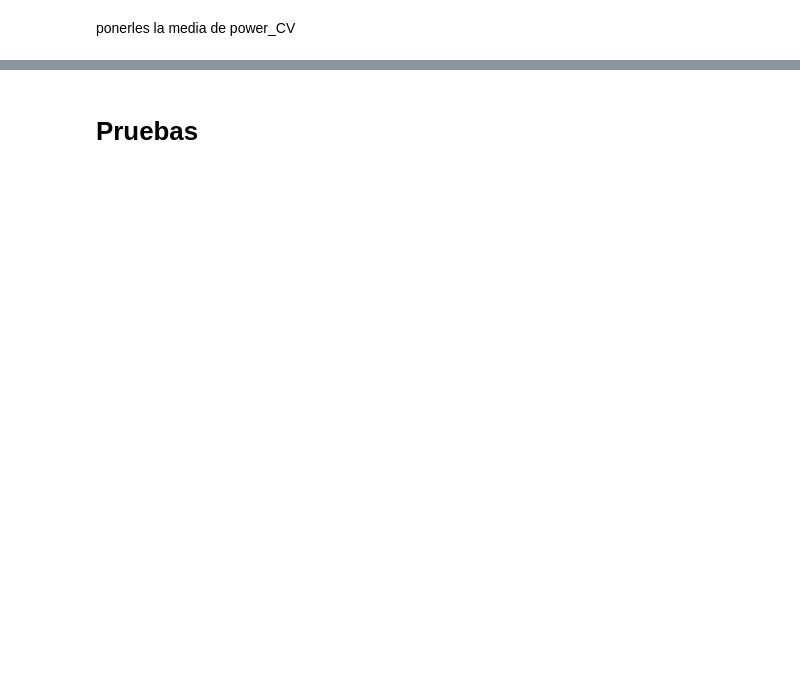
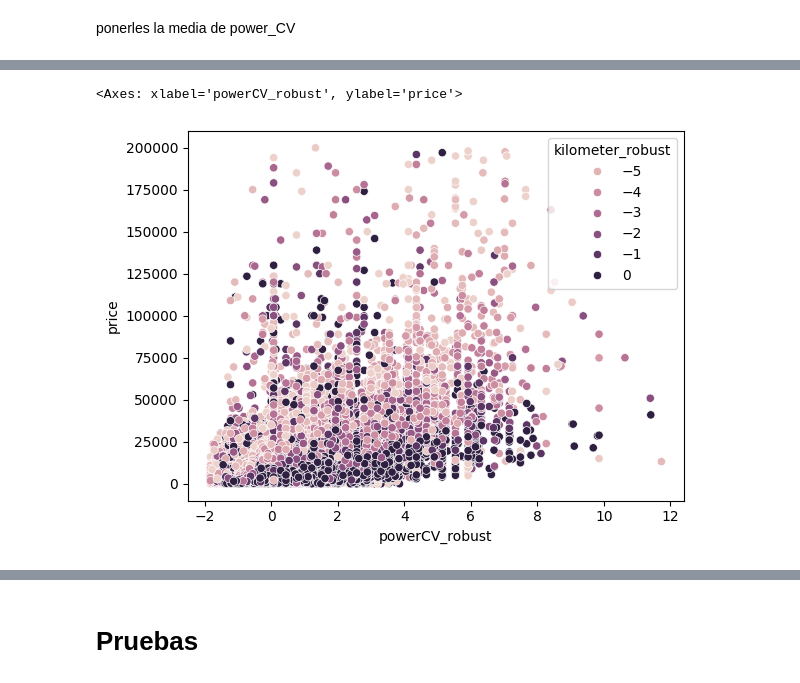
Before and after one commit to ngcarvajall/Lab_EDA_Gestion_Nulos, a Jupyter notebook: Prueba_Modelo_2/Modelo_2.ipynb, the cells around one changed output, grey strips where cells are left out. Drawn from its saved outputs; the diff is of its cells as text; code cells hidden in the pictures; blank space fills up the shorter version.

```diff
--- a/Prueba_Modelo_2/Modelo_2.ipynb
+++ b/Prueba_Modelo_2/Modelo_2.ipynb
@@ -64,4 +74,4 @@ Sustituir su power por la media, porque estos coches no es posible que tenga un
 # %% [markdown]
 Otra prueba
 # %%
-df[(df['powerCV_robust'] > 7) & (df['powerCV_robust'] < 15) & (df['price'] < 12500)]
+df.loc[(df['powerCV_robust'] > 7) & (df['powerCV_robust'] < 15) & (df['price'] < 12500), 'powerCV_robust'] = media_powerCV
@@ -86,4 +78,4 @@ df[(df['powerCV_robust'] > 7) & (df['powerCV_robust'] < 15) & (df['price'] < 125
 # %% [markdown]
 ponerles la media de power_CV
 # %%
-df[(df['kilometer_robust'] > -1) & (df['price'] > 150000)]
+df.loc[(df['kilometer_robust'] > -1) & (df['price'] > 150000) & (df['powerCV_robust'] < 2.7)] = media_powerCV
@@ -96,0 +82,5 @@ df[(df['kilometer_robust'] > -1) & (df['price'] > 150000)]
+# %%
+sns.scatterplot(y = 'price', x = 'powerCV_robust', hue='kilometer_robust' ,data = df)
+# %% [output]
+<Axes: xlabel='powerCV_robust', ylabel='price'>
+[figure, added]
```
Also changed, not shown: parts of 16 cells of this notebook, 4 other files.
